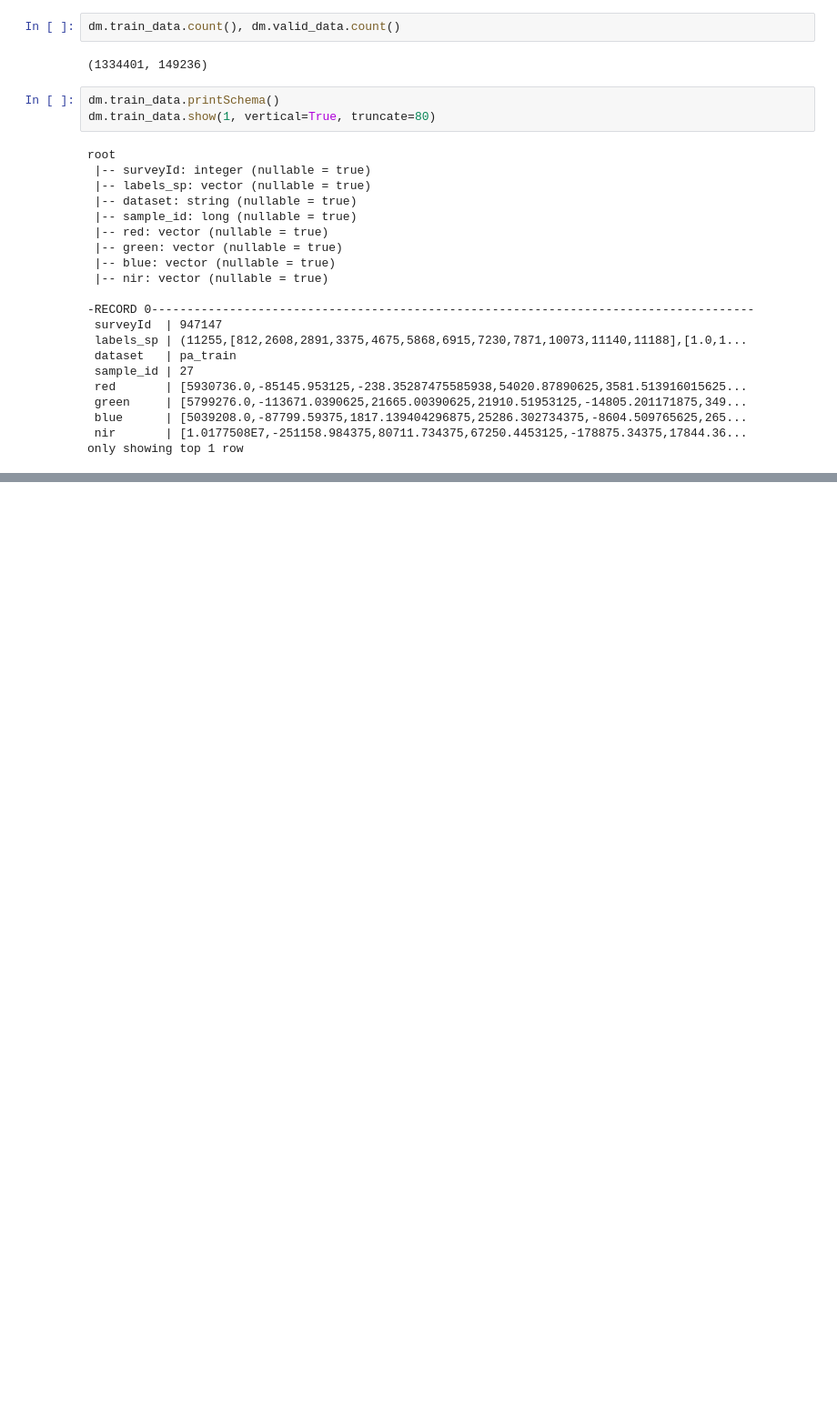
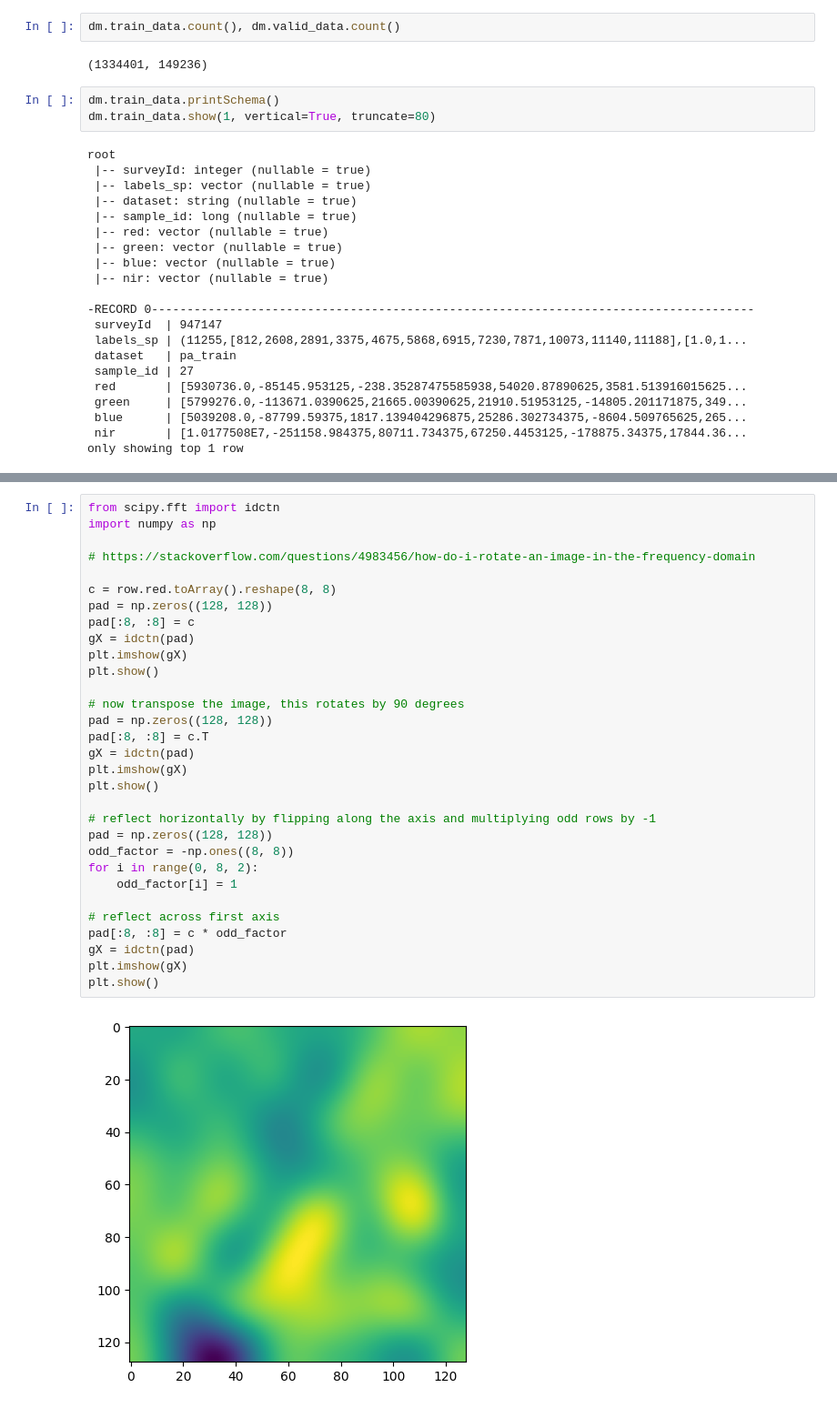
Before and after one commit to dsgt-kaggle-clef/geolifeclef-2024, a Jupyter notebook: notebooks/preprocessing/2024-05-18-acm-tile-dataloader-idct.ipynb, the cells around one changed output, grey strips where cells are left out. Shown at 91% size. Cells and saved outputs as stored; diff of their text form; blank space fills up the shorter version.

```diff
--- a/notebooks/preprocessing/2024-05-18-acm-tile-dataloader-idct.ipynb
+++ b/notebooks/preprocessing/2024-05-18-acm-tile-dataloader-idct.ipynb
@@ -93,0 +105,33 @@ for i in range(4):
+# %%
+from scipy.fft import idctn
+import numpy as np
+
+# https://stackoverflow.com/questions/4983456/how-do-i-rotate-an-image-in-the-frequency-domain
+
+c = row.red.toArray().reshape(8, 8)
+pad = np.zeros((128, 128))
+pad[:8, :8] = c
+gX = idctn(pad)
+plt.imshow(gX)
+plt.show()
+
+# now transpose the image, this rotates by 90 degrees
+pad = np.zeros((128, 128))
+pad[:8, :8] = c.T
+gX = idctn(pad)
+plt.imshow(gX)
+plt.show()
+
+# reflect horizontally by flipping along the axis and multiplying odd rows by -1
+pad = np.zeros((128, 128))
+odd_factor = -np.ones((8, 8))
+for i in range(0, 8, 2):
+    odd_factor[i] = 1
+
+# reflect across first axis
+pad[:8, :8] = c * odd_factor
+gX = idctn(pad)
+plt.imshow(gX)
+plt.show()
+# %% [output]
+[figure, added]
```
Also changed, not shown: parts of 6 cells of this notebook, 3 other files.
